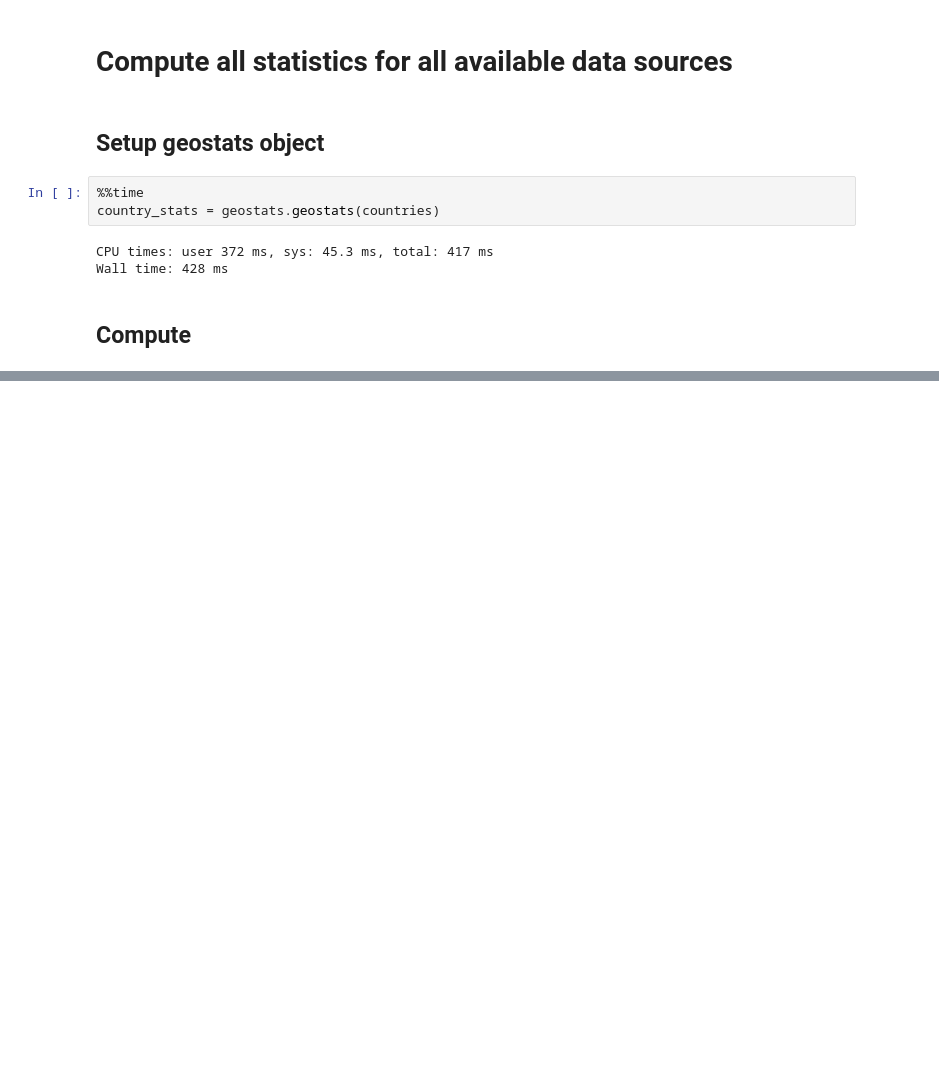
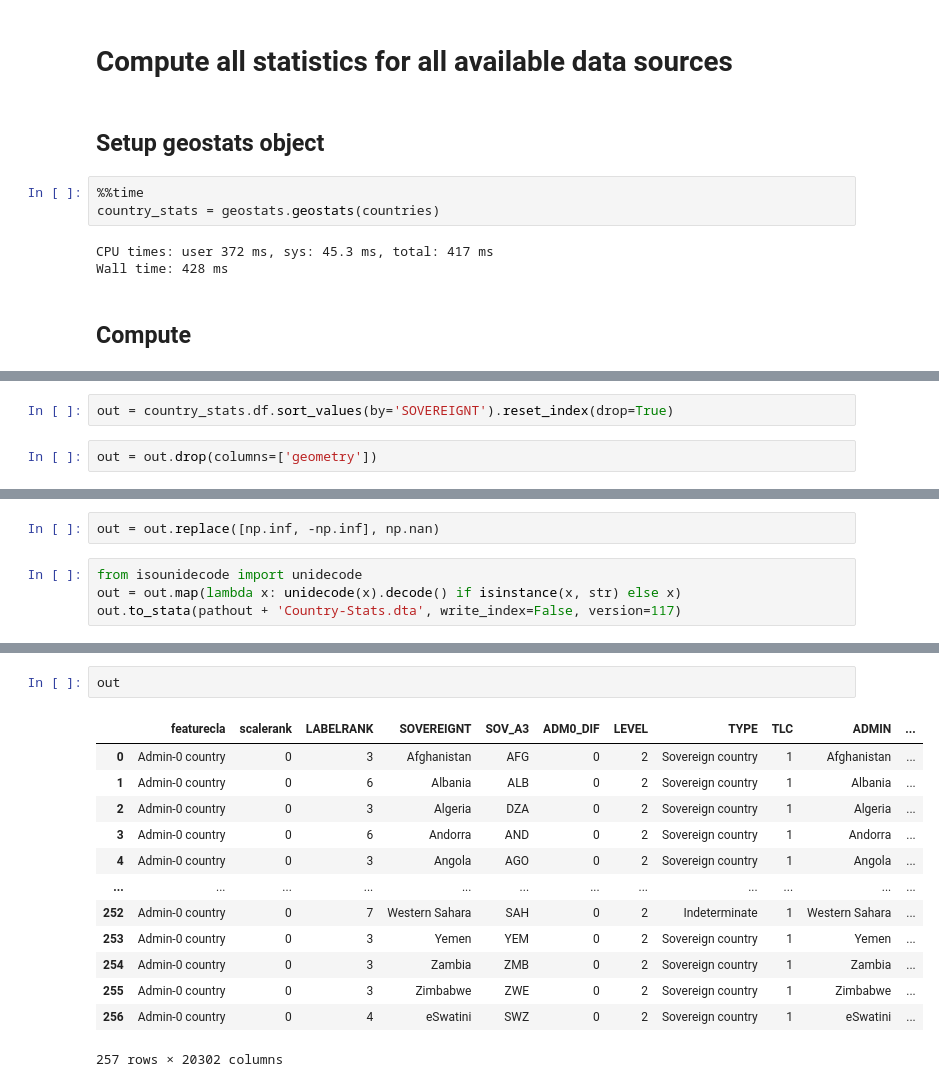
Before and after one commit to ozak/geostats, a Jupyter notebook: notebooks/Country-Stats.ipynb, the cells around one changed output, grey strips where cells are left out. Drawn from its saved outputs; the diff is of its cells as text; blank space fills up the shorter version.

```diff
--- a/notebooks/Country-Stats.ipynb
+++ b/notebooks/Country-Stats.ipynb
@@ -76,0 +124,4 @@ country_stats.df
+# %%
+out = country_stats.df.sort_values(by='SOVEREIGNT').reset_index(drop=True)
+# %%
+out = out.drop(columns=['geometry'])
@@ -76,0 +130,6 @@ country_stats.df
+# %%
+out = out.replace([np.inf, -np.inf], np.nan)
+# %%
+from isounidecode import unidecode
+out = out.map(lambda x: unidecode(x).decode() if isinstance(x, str) else x)
+out.to_stata(pathout + 'Country-Stats.dta', write_index=False, version=117)
@@ -76,0 +154,16 @@ country_stats.df
+# %%
+out
+# %% [output]
+|  | featurecla | scalerank | LABELRANK | SOVEREIGNT | SOV_A3 | ADM0_DIF | LEVEL | TYPE | TLC | ADMIN | ... |
+| 0 | Admin-0 country | 0 | 3 | Afghanistan | AFG | 0 | 2 | Sovereign country | 1 | Afghanistan | ... |
+| 1 | Admin-0 country | 0 | 6 | Albania | ALB | 0 | 2 | Sovereign country | 1 | Albania | ... |
+| 2 | Admin-0 country | 0 | 3 | Algeria | DZA | 0 | 2 | Sovereign country | 1 | Algeria | ... |
+| 3 | Admin-0 country | 0 | 6 | Andorra | AND | 0 | 2 | Sovereign country | 1 | Andorra | ... |
+| 4 | Admin-0 country | 0 | 3 | Angola | AGO | 0 | 2 | Sovereign country | 1 | Angola | ... |
+| ... | ... | ... | ... | ... | ... | ... | ... | ... | ... | ... | ... |
+| 252 | Admin-0 country | 0 | 7 | Western Sahara | SAH | 0 | 2 | Indeterminate | 1 | Western Sahara | ... |
+| 253 | Admin-0 country | 0 | 3 | Yemen | YEM | 0 | 2 | Sovereign country | 1 | Yemen | ... |
+| 254 | Admin-0 country | 0 | 3 | Zambia | ZMB | 0 | 2 | Sovereign country | 1 | Zambia | ... |
+| 255 | Admin-0 country | 0 | 3 | Zimbabwe | ZWE | 0 | 2 | Sovereign country | 1 | Zimbabwe | ... |
+| 256 | Admin-0 country | 0 | 4 | eSwatini | SWZ | 0 | 2 | Sovereign country | 1 | eSwatini | ... |
+257 rows × 20302 columns
```
Also changed, not shown: parts of 6 cells of this notebook, 1 other file.
